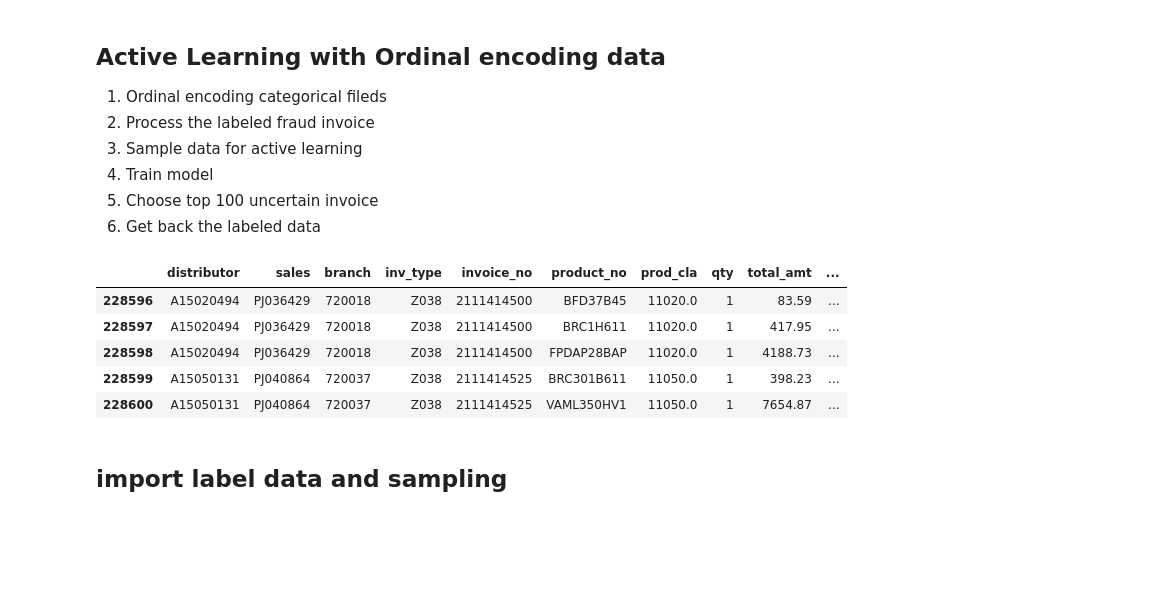
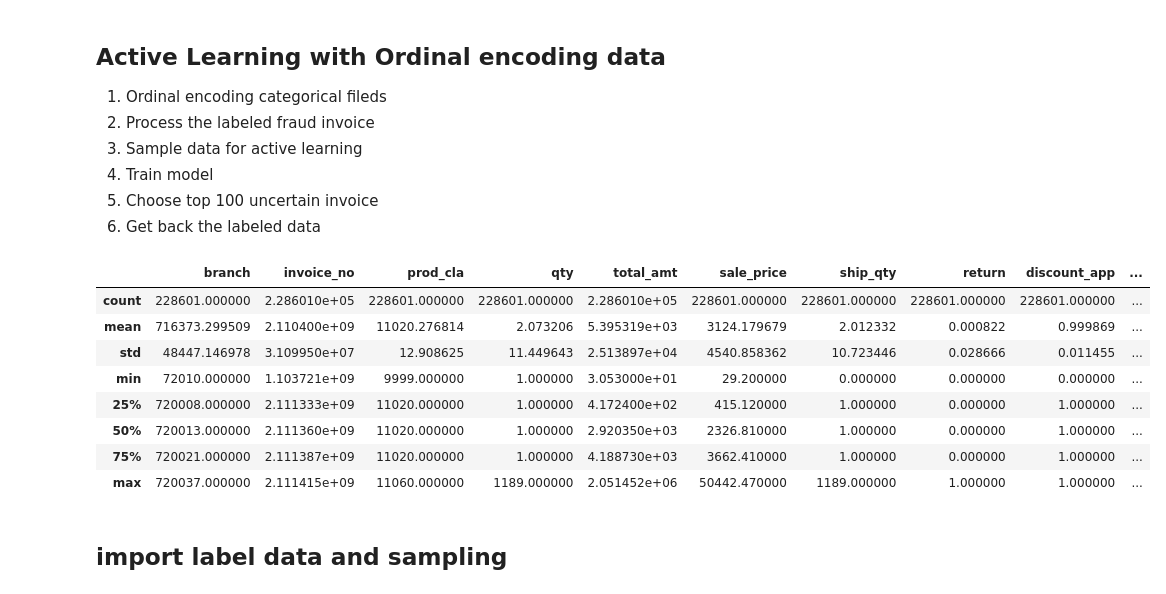
Before and after one commit to ryanhao1115/ML-for-Fraud-Detection, a Jupyter notebook: 4_1_activelearning_ordinal.ipynb, the cells around one changed output. Saved outputs shown, nothing was run; the diff lists cells and outputs as text; code cells hidden in the pictures; blank space fills up the shorter version.

```diff
--- a/4_1_activelearning_ordinal.ipynb
+++ b/4_1_activelearning_ordinal.ipynb
@@ -29,14 +29,17 @@ df = pd.read_csv(file)
 # %%
 df = df.drop(columns='Unnamed: 0')
 # %%
-df.tail()
+df.describe()
 # %% [output]
-|  | distributor | sales | branch | inv_type | invoice_no | product_no | prod_cla | qty | total_amt | ... |
-| 228596 | A15020494 | PJ036429 | 720018 | Z038 | 2111414500 | BFD37B45 | 11020.0 | 1 | 83.59 | ... |
-| 228597 | A15020494 | PJ036429 | 720018 | Z038 | 2111414500 | BRC1H611 | 11020.0 | 1 | 417.95 | ... |
-| 228598 | A15020494 | PJ036429 | 720018 | Z038 | 2111414500 | FPDAP28BAP | 11020.0 | 1 | 4188.73 | ... |
-| 228599 | A15050131 | PJ040864 | 720037 | Z038 | 2111414525 | BRC301B611 | 11050.0 | 1 | 398.23 | ... |
-| 228600 | A15050131 | PJ040864 | 720037 | Z038 | 2111414525 | VAML350HV1 | 11050.0 | 1 | 7654.87 | ... |
+|  | branch | invoice_no | prod_cla | qty | total_amt | sale_price | ship_qty | return | discount_app | ... |
+| count | 228601.000000 | 2.286010e+05 | 228601.000000 | 228601.000000 | 2.286010e+05 | 228601.000000 | 228601.000000 | 228601.000000 | 228601.000000 | ... |
+| mean | 716373.299509 | 2.110400e+09 | 11020.276814 | 2.073206 | 5.395319e+03 | 3124.179679 | 2.012332 | 0.000822 | 0.999869 | ... |
+| std | 48447.146978 | 3.109950e+07 | 12.908625 | 11.449643 | 2.513897e+04 | 4540.858362 | 10.723446 | 0.028666 | 0.011455 | ... |
+| min | 72010.000000 | 1.103721e+09 | 9999.000000 | 1.000000 | 3.053000e+01 | 29.200000 | 0.000000 | 0.000000 | 0.000000 | ... |
+| 25% | 720008.000000 | 2.111333e+09 | 11020.000000 | 1.000000 | 4.172400e+02 | 415.120000 | 1.000000 | 0.000000 | 1.000000 | ... |
+| 50% | 720013.000000 | 2.111360e+09 | 11020.000000 | 1.000000 | 2.920350e+03 | 2326.810000 | 1.000000 | 0.000000 | 1.000000 | ... |
+| 75% | 720021.000000 | 2.111387e+09 | 11020.000000 | 1.000000 | 4.188730e+03 | 3662.410000 | 1.000000 | 0.000000 | 1.000000 | ... |
+| max | 720037.000000 | 2.111415e+09 | 11060.000000 | 1189.000000 | 2.051452e+06 | 50442.470000 | 1189.000000 | 1.000000 | 1.000000 | ... |
 # %% [markdown]
 ## import label data and sampling
 # %%
```
Also changed, not shown: parts of 29 cells of this notebook.
